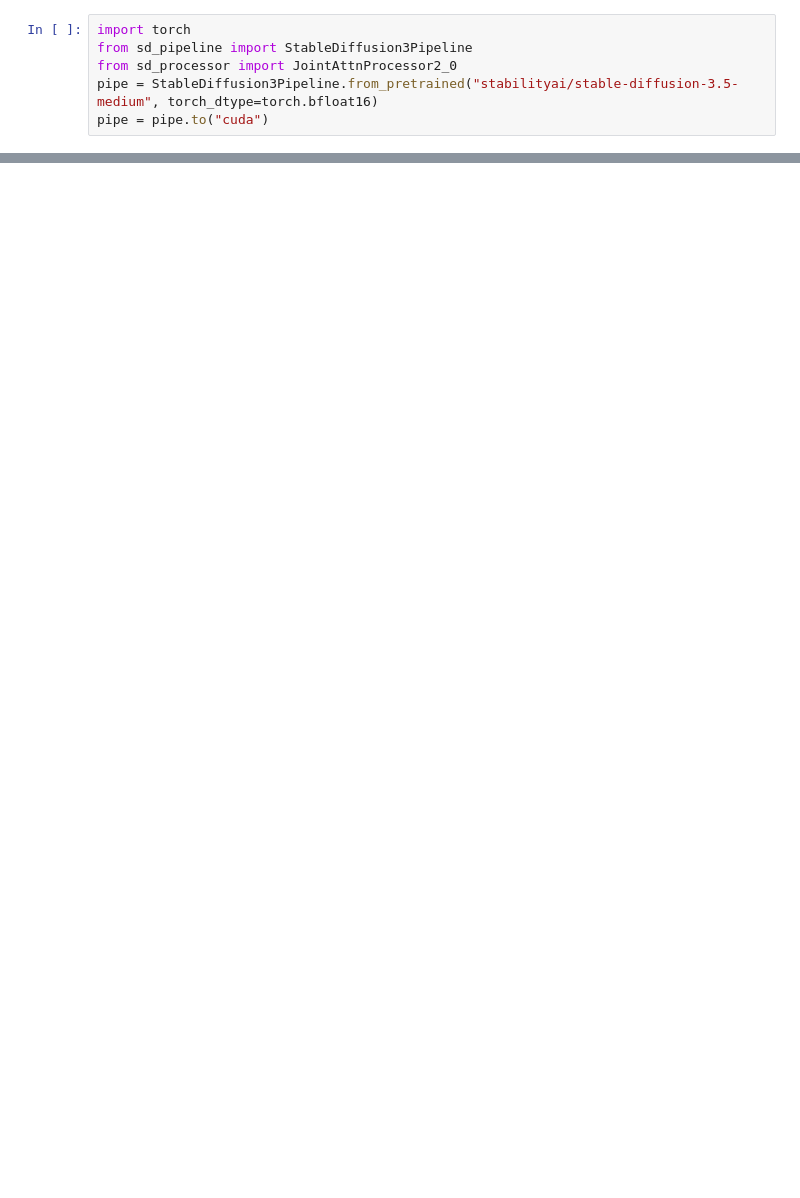
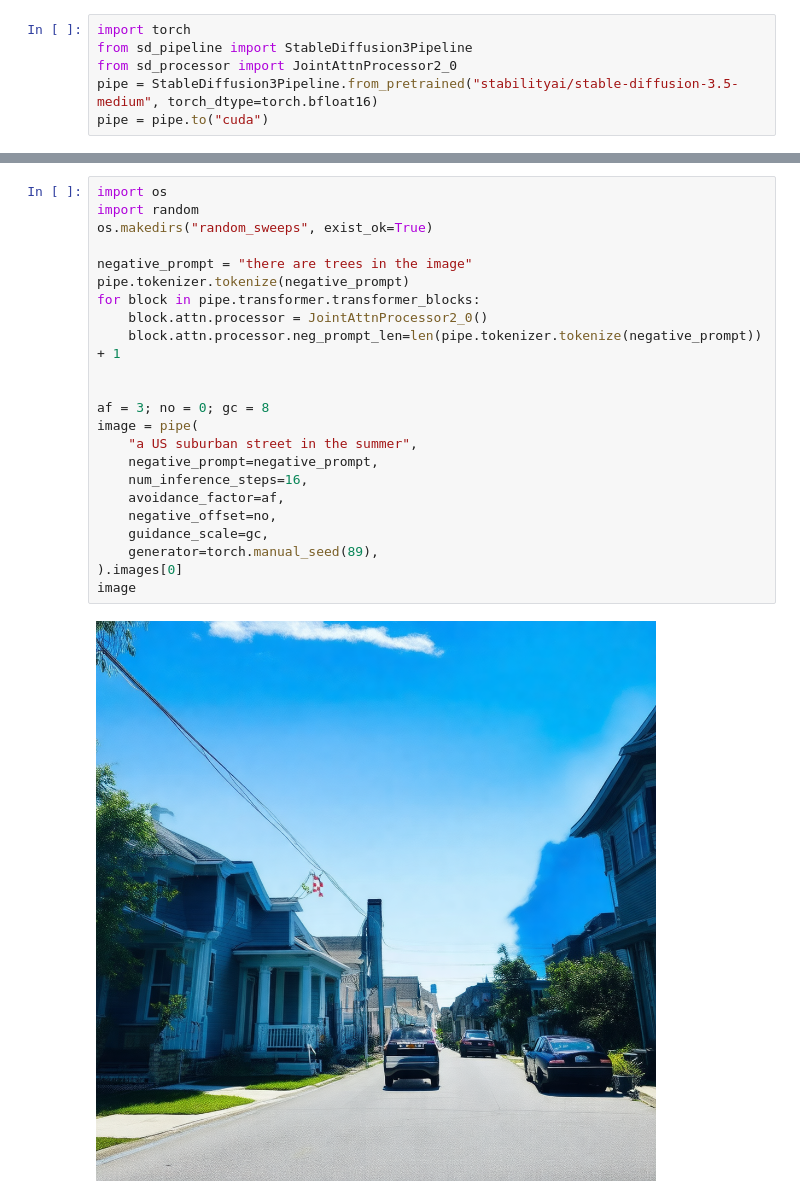
Before and after one commit to weathon/neg, a Jupyter notebook: sd.ipynb, the cells around one changed output, grey strips where cells are left out. Saved outputs shown, nothing was run; the diff lists cells and outputs as text; blank space fills up the shorter version.

```diff
--- a/sd.ipynb
+++ b/sd.ipynb
@@ -27,0 +79,25 @@ image.resize((512, 512))
+# %%
+import os
+import random
+os.makedirs("random_sweeps", exist_ok=True)
+
+negative_prompt = "there are trees in the image"
+pipe.tokenizer.tokenize(negative_prompt)
+for block in pipe.transformer.transformer_blocks:
+    block.attn.processor = JointAttnProcessor2_0()
+    block.attn.processor.neg_prompt_len=len(pipe.tokenizer.tokenize(negative_prompt)) + 1
+
+
+af = 3; no = 0; gc = 8
+image = pipe(
+    "a US suburban street in the summer",
+    negative_prompt=negative_prompt,
+    num_inference_steps=16,
+    avoidance_factor=af,
+    negative_offset=no,
+    guidance_scale=gc,
+    generator=torch.manual_seed(89),
+).images[0]
+image
+# %% [output]
+[figure, added]
```
Also changed, not shown: parts of 7 cells of this notebook, 6 other files.
